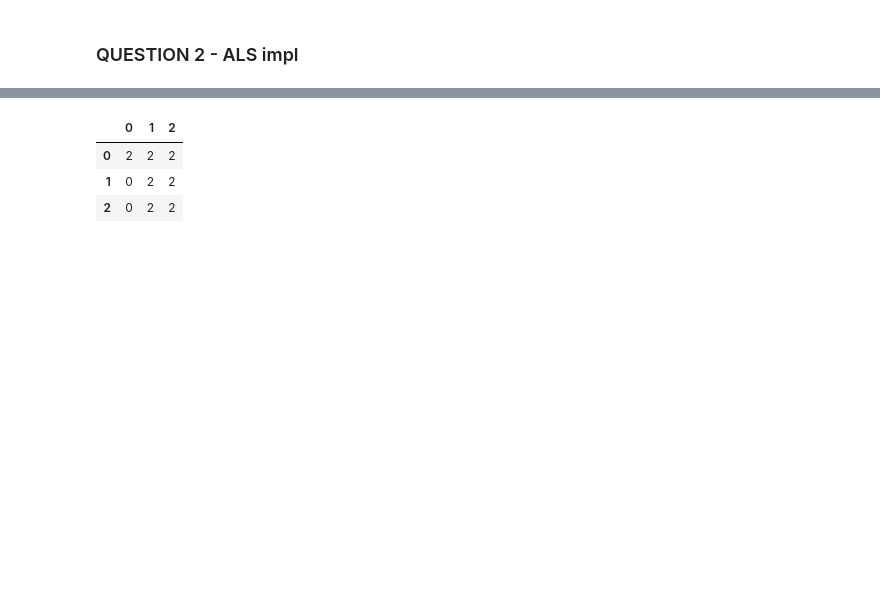
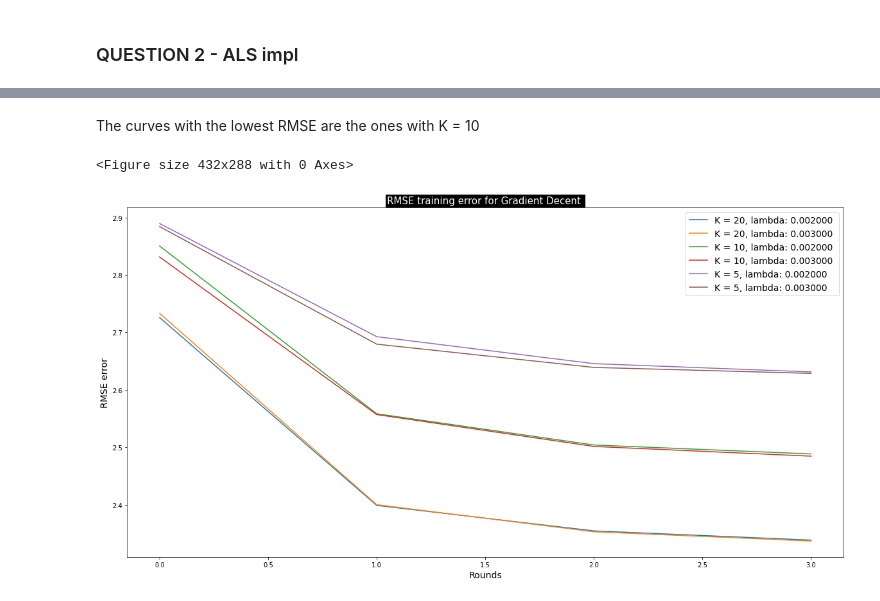
Before and after one commit to Alon-daniel/statistis, a Jupyter notebook: RS/RS_HW1.ipynb, the cells around one changed output, grey strips where cells are left out. Saved outputs shown, nothing was run; the diff lists cells and outputs as text; code cells hidden in the pictures; blank space fills up the shorter version.

```diff
--- a/RS/RS_HW1.ipynb
+++ b/RS/RS_HW1.ipynb
@@ -576,6 +520,4 @@ def ALS(K, lamnda_regularization, convergence_limit):
     results['MRR_5'] = MRR_5_error / FOLD
     results['MRR_10'] = MRR_10_error / FOLD
     return results
-# %%
-summary_table = pd.DataFrame(columns=['alg', 'K', 'lambda', 'alpha','rmse', 'nDCG_10','MRR_10','nDCG_5', 'MRR_5', 'convergence_limit'])
 # %%
@@ -626,11 +575,10 @@ KeyboardInterrupt:
 # %%
-ALs = []
-for r in lamnda_regularizations:
-    for k in Ks:
-        als_result = ALS(k, r, 0.02)
+for k in Ks:
+    for re in lamnda_regularizations:
+        als_result = ALS(k, re, 0.02)
         r = {'alg': 'als',
              'K': k,
-             'lambda': r,
+             'lambda': re,
              'rmse': als_result['rmse_test_error'],
              'nDCG_10': als_result['nDCG_10'],
              'MRR_10': als_result['MRR_10'],
@@ -639,4 +587,6 @@ for r in lamnda_regularizations:
              'convergence_limit': 0.02
              }
         print(r)
+        ALs.append(als_result)
         summary_table = summary_table.append(r,ignore_index=True)
+        summary_table.to_csv('temp_results_als.csv')
@@ -743,9 +635,18 @@ Dimension:
-# %%
-result = dataFrame1.dot(dataFrame2.T);
-
-result
-# %% [output]
-|  | 0 | 1 | 2 |
-| 0 | 2 | 2 | 2 |
-| 1 | 0 | 2 | 2 |
-| 2 | 0 | 2 | 2 |
+# %% [markdown]
+The curves with the lowest RMSE are the ones with K = 10
+# %%
+fig = plt.figure()
+plt.figure(figsize=(20,10))
+plt.title("RMSE training error for Gradient Decent ",bbox={'facecolor':'k', 'pad':2},color='w',fontsize = 15)
+plt.xlabel("Rounds", fontsize=14)
+plt.ylabel("RMSE error", fontsize=14)
+for i in range(len(ALs)):
+    errors = results_to_average_training_results(ALs[i], 5)
+    x = range(len(errors))
+    y = errors
+    label = 'K = %d, lambda: %f ' % (ALs[i]['K'], ALs[i]['lamnda_regularization'])
+    plt.errorbar(x,y , label=label)
+    plt.legend(loc='upper right', prop={'size': 14})
+# %% [output]
+<Figure size 432x288 with 0 Axes>
+[figure, added]
```
Also changed, not shown: parts of 33 cells of this notebook, 2 other files.
